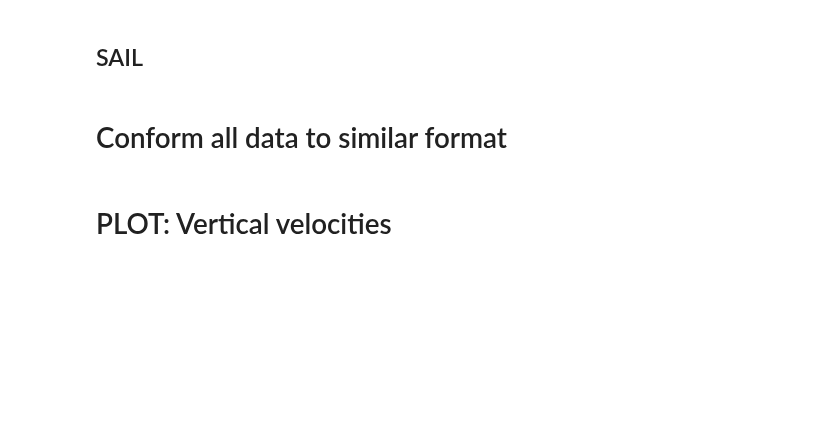
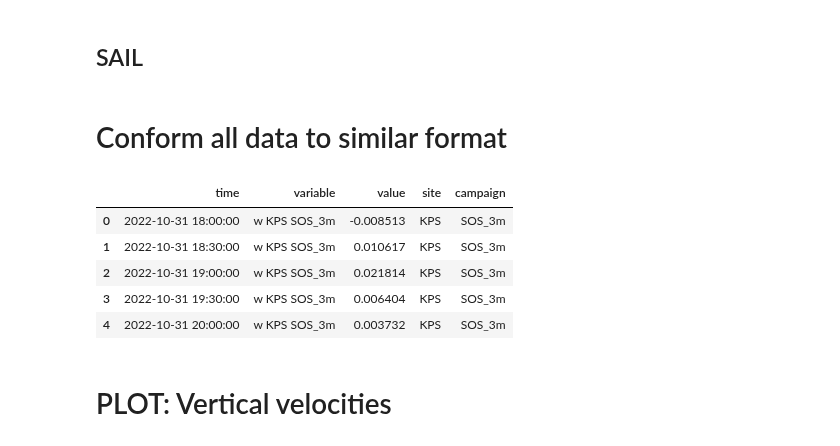
Before and after one commit to elischwat/sublimationofsnow, a Jupyter notebook: analysis/paper3/fluxtower_vertical_velocity_analysis.ipynb, the cells around one changed output. Drawn from its saved outputs; the diff is of its cells as text; code cells hidden in the pictures; blank space fills up the shorter version.

```diff
--- a/analysis/paper3/fluxtower_vertical_velocity_analysis.ipynb
+++ b/analysis/paper3/fluxtower_vertical_velocity_analysis.ipynb
@@ -260,8 +260,8 @@ sail_kps_df_local = utils.modify_df_timezone(sail_kps_df.reset_index(), 'UTC', '
 # %%
 w_combo_df = sos_df_local[['time', 'w_3m_c', 'w_20m_c']].rename(
     columns={
-        'w_3m_c': 'w 3m KPS SOS',
-        'w_20m_c': 'w 20m KPS SOS',
+        'w_3m_c': 'w KPS SOS_3m',
+        'w_20m_c': 'w KPS SOS_20m',
     }
 ).merge(
     splash_avp_df_local[['time', 'wspd_w_mean']].rename(columns={'wspd_w_mean': 'w AVP SPLASH'}),
@@ -276,6 +276,19 @@ w_combo_df = sos_df_local[['time', 'w_3m_c', 'w_20m_c']].rename(
     sail_kps_df_local[['time', 'mean_w']].rename(columns={'mean_w': 'w KPS SAIL'}),
     on='time'
 )
+# %%
+w_combo_df_tidy = w_combo_df.set_index('time').melt(ignore_index=False)
+w_combo_df_tidy['site'] = w_combo_df_tidy.variable.apply(lambda s: s.split(' ')[-2])
+w_combo_df_tidy['campaign'] = w_combo_df_tidy.variable.apply(lambda s: s.split(' ')[-1])
+w_combo_df_tidy = w_combo_df_tidy.reset_index()
+w_combo_df_tidy.head()
+# %% [output]
+|  | time | variable | value | site | campaign |
+| 0 | 2022-10-31 18:00:00 | w KPS SOS_3m | -0.008513 | KPS | SOS_3m |
+| 1 | 2022-10-31 18:30:00 | w KPS SOS_3m | 0.010617 | KPS | SOS_3m |
+| 2 | 2022-10-31 19:00:00 | w KPS SOS_3m | 0.021814 | KPS | SOS_3m |
+| 3 | 2022-10-31 19:30:00 | w KPS SOS_3m | 0.006404 | KPS | SOS_3m |
+| 4 | 2022-10-31 20:00:00 | w KPS SOS_3m | 0.003732 | KPS | SOS_3m |
 # %% [markdown]
 # PLOT: Vertical velocities
 # %%
```
Also changed, not shown: parts of 4 cells of this notebook.
